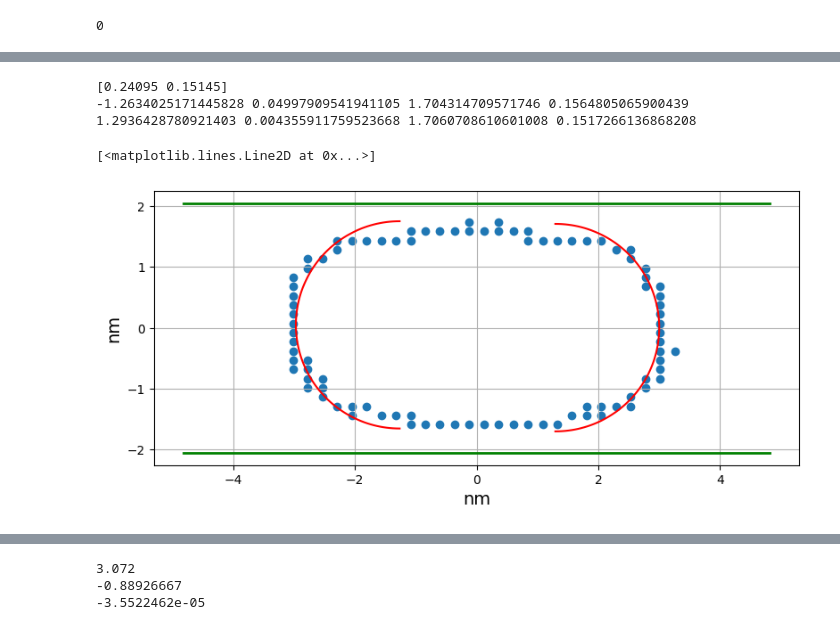
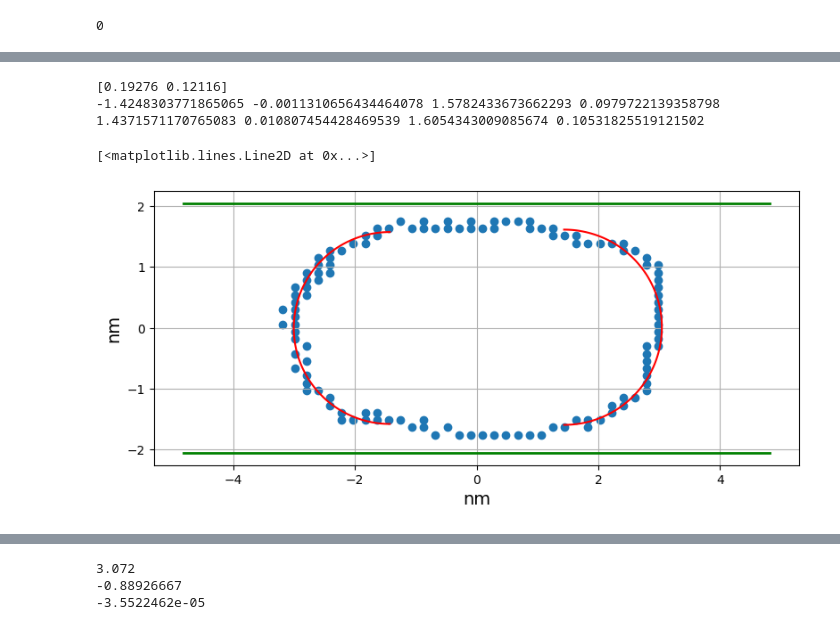
Before and after one commit to Aleksooo/Contact-Angles, a Jupyter notebook: density.ipynb, the cells around one changed output, grey strips where cells are left out. Saved outputs shown, nothing was run; the diff lists cells and outputs as text; code cells hidden in the pictures.

```diff
--- a/density.ipynb
+++ b/density.ipynb
@@ -40,13 +40,18 @@ def density(structure, type, N, axis=0):
     half_box = structure_copy.box / 2
     dr = structure_copy.box / N
 
+    # structure_copy.atoms_xyz += half_box
     for a in structure_copy.atoms:
-        a.xyz += half_box
         if (a.mol_name == type):
-            id = np.floor(a.xyz / dr).astype(int)
-            id -= (id == N)
+            try:
+                id = np.floor(structure_copy.atoms_xyz[a.id-1] / dr).astype(int)
+                id -= (id == N)
 
-            grid[id[0], id[1], id[2]] += 1
+                grid[id[0], id[1], id[2]] += 1
+            except:
+                print(structure_copy.atoms_xyz[a.id-1])
+                print(id)
+                exit()
 
     return np.sum(grid, axis=0), dr[(2-axis)//2:(7-axis)//2:(axis%2)+1]
 # %%
@@ -114,13 +119,12 @@ num = 30
 N = np.array([1, num, num])
 
 center = get_center_pbc(structure, type='DECAN')
+print(*center)
 half_box = structure.box / 2
-for a in structure.atoms:
-    a.xyz -= center
-    a.xyz += half_box
+structure.atoms_xyz -= center
+structure.atoms_xyz -= half_box
 structure = structure.apply_pbc()
-for a in structure.atoms:
-    a.xyz -= half_box
+structure.atoms_xyz += half_box
 
 grid, dr = density(structure, 'DECAN', N)
 border = get_border(grid, min=3, max=7)
@@ -147,6 +150,6 @@ ax[2].plot(xc + r * np.cos(angle), yc + r * np.sin(angle), color='red')
 # %%
 structure = read_gro('data/cal_dw_568_6248.gro').apply_pbc()
-num = 40
+num = 50
 N = np.array([1, num, num])
 
 center = get_center_pbc(structure, type='DECAN')
@@ -154,9 +157,13 @@ half_box = structure.box / 2
 for a in structure.atoms:
     a.xyz -= center
     a.xyz += half_box
+
+    structure.atoms_xyz[a.id-1, :] -= center
+    structure.atoms_xyz[a.id-1, :] -= half_box
 structure = structure.apply_pbc()
 for a in structure.atoms:
     a.xyz -= half_box
+    structure.atoms_xyz[a.id-1, :] += half_box
 
 grid, dr = density(structure, 'DECAN', N)
 print(dr)
@@ -164,45 +171,46 @@ border = get_border(grid, min=3, max=7)
 grid_points = get_points_from_border(border)
 points = points2xyz(grid_points, dr, structure.box[1:])
 
+offset = 1
 left_points, right_points = [], []
 for i in range(points.shape[0]):
-    if points[i, 0] > 0:
+    if points[i, 0] > offset:
         right_points.append(points[i, :])
-    else:
+    elif points[i, 0] < -offset:
         left_points.append(points[i, :])
 left_points = np.array(left_points)
 right_points = np.array(right_points)
 
 # print(points)
 xlc, ylc, rl, sigmal = taubinSVD(left_points)
 print(xlc, ylc, rl, sigmal)
 xrc, yrc, rr, sigmar = taubinSVD(right_points)
 print(xrc, yrc, rr, sigmar)
 
 atoms_xyz = structure.get_XYZ(mol_names='DECAN')
 half_H = (6.057 - 2.154) / 2 + 0.1
 
 plt.figure(figsize=(15, 4))
 ax = plt.gca()
 ax.set_aspect(1)
 plt.grid()
 plt.xlabel('nm', fontsize=14)
 plt.ylabel('nm', fontsize=14)
 plt.plot([-half_box[1], half_box[1]], [-half_H, -half_H], linewidth=2, color='green')
 plt.plot([-half_box[1], half_box[1]], [half_H, half_H], linewidth=2, color='green')
 
 # plt.scatter(atoms_xyz[:, 1], atoms_xyz[:, 2], s=0.5)
 plt.scatter(points[:, 0], points[:, 1])
 angle_l = np.linspace(np.pi/2, 3*np.pi/2, 100)
 angle_r = np.linspace(3*np.pi/2, 5*np.pi/2, 100)
 plt.plot(xlc + rl * np.cos(angle_l), ylc + rl * np.sin(angle_l), color='red')
 plt.plot(xrc + rr * np.cos(angle_r), yrc + rr * np.sin(angle_r), color='red')
 # %% [output]
-[0.24095 0.15145]
--1.2634025171445828 0.04997909541941105 1.704314709571746 0.1564805065900439
-1.2936428780921403 0.004355911759523668 1.7060708610601008 0.1517266136868208
+[0.19276 0.12116]
+-1.4248303771865065 -0.0011310656434464078 1.5782433673662293 0.0979722139358798
+1.4371571170765083 0.010807454428469539 1.6054343009085674 0.10531825519121502
 [<matplotlib.lines.Line2D at 0x...>]
-[figure, old version]
+[figure, new version]
 # %%
 # atoms_xyz = structure.get_XYZ(mol_names='DECAN')
 # plt.figure(figsize=(8, 6))
```
Also changed, not shown: parts of 26 cells of this notebook, 10 other files.
